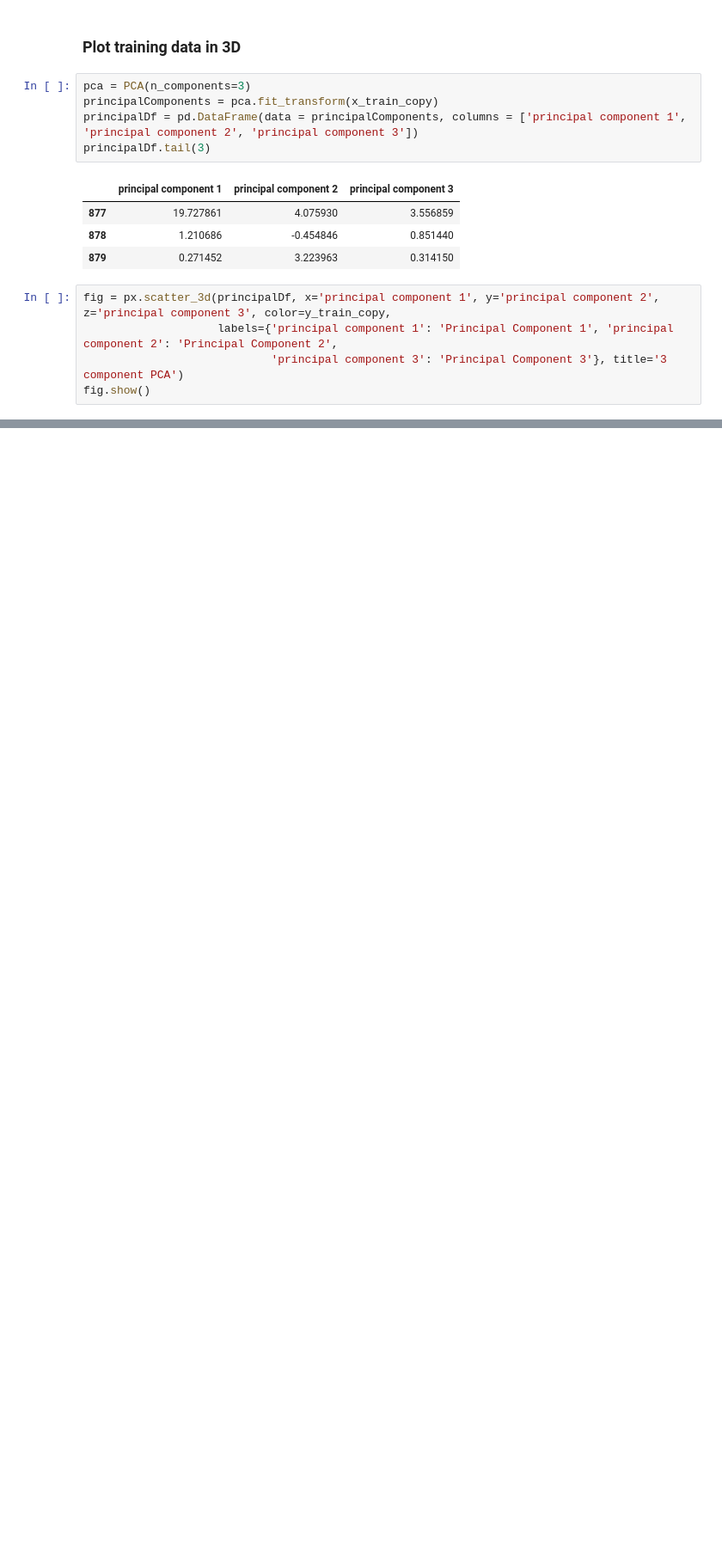
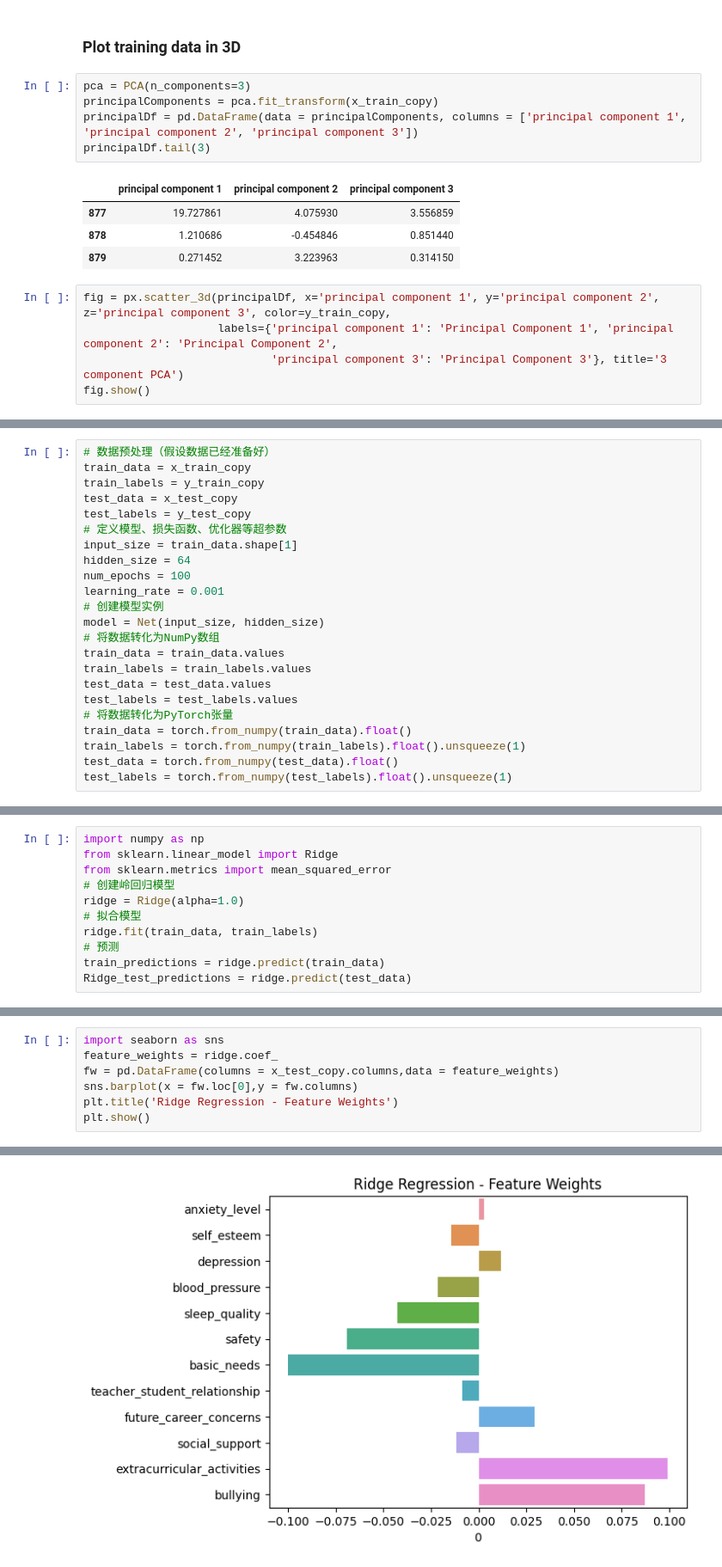
Before and after one commit to Vghxv/112-1-EDM, a Jupyter notebook: stu_stress.ipynb, the cells around one changed output, grey strips where cells are left out. Shown: that part at 86% size. Drawn from its saved outputs; the diff is of its cells as text; blank space fills up the shorter version.

```diff
--- a/stu_stress.ipynb
+++ b/stu_stress.ipynb
@@ -258,0 +302,23 @@ weighted avg       0.87      0.87      0.87       220
+# %%
+# 数据预处理（假设数据已经准备好）
+train_data = x_train_copy
+train_labels = y_train_copy
+test_data = x_test_copy
+test_labels = y_test_copy
+# 定义模型、损失函数、优化器等超参数
+input_size = train_data.shape[1]
+hidden_size = 64
+num_epochs = 100
+learning_rate = 0.001
+# 创建模型实例
+model = Net(input_size, hidden_size)
+# 将数据转化为NumPy数组
+train_data = train_data.values
+train_labels = train_labels.values
+test_data = test_data.values
+test_labels = test_labels.values
+# 将数据转化为PyTorch张量
+train_data = torch.from_numpy(train_data).float()
+train_labels = torch.from_numpy(train_labels).float().unsqueeze(1)
+test_data = torch.from_numpy(test_data).float()
+test_labels = torch.from_numpy(test_labels).float().unsqueeze(1)
@@ -258,0 +364,11 @@ weighted avg       0.87      0.87      0.87       220
+# %%
+import numpy as np
+from sklearn.linear_model import Ridge
+from sklearn.metrics import mean_squared_error
+# 创建岭回归模型
+ridge = Ridge(alpha=1.0)
+# 拟合模型
+ridge.fit(train_data, train_labels)
+# 预测
+train_predictions = ridge.predict(train_data)
+Ridge_test_predictions = ridge.predict(test_data)
@@ -258,0 +380,8 @@ weighted avg       0.87      0.87      0.87       220
+# %%
+import seaborn as sns
+feature_weights = ridge.coef_
+fw = pd.DataFrame(columns = x_test_copy.columns,data = feature_weights)
+sns.barplot(x = fw.loc[0],y = fw.columns)
+plt.title('Ridge Regression - Feature Weights')
+plt.show()
+# %% [output]
@@ -258,0 +395 @@ weighted avg       0.87      0.87      0.87       220
+[figure, added]
```
Also changed, not shown: parts of 9 cells of this notebook.
